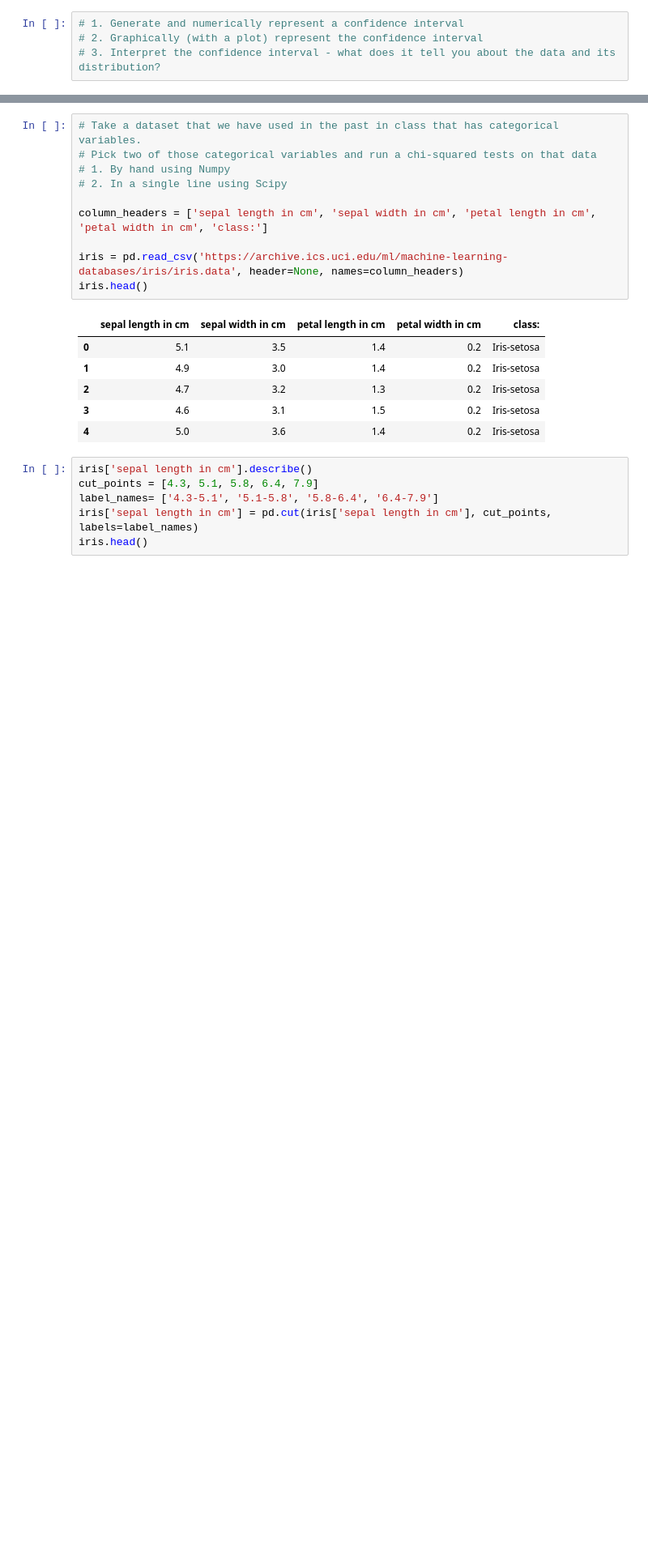
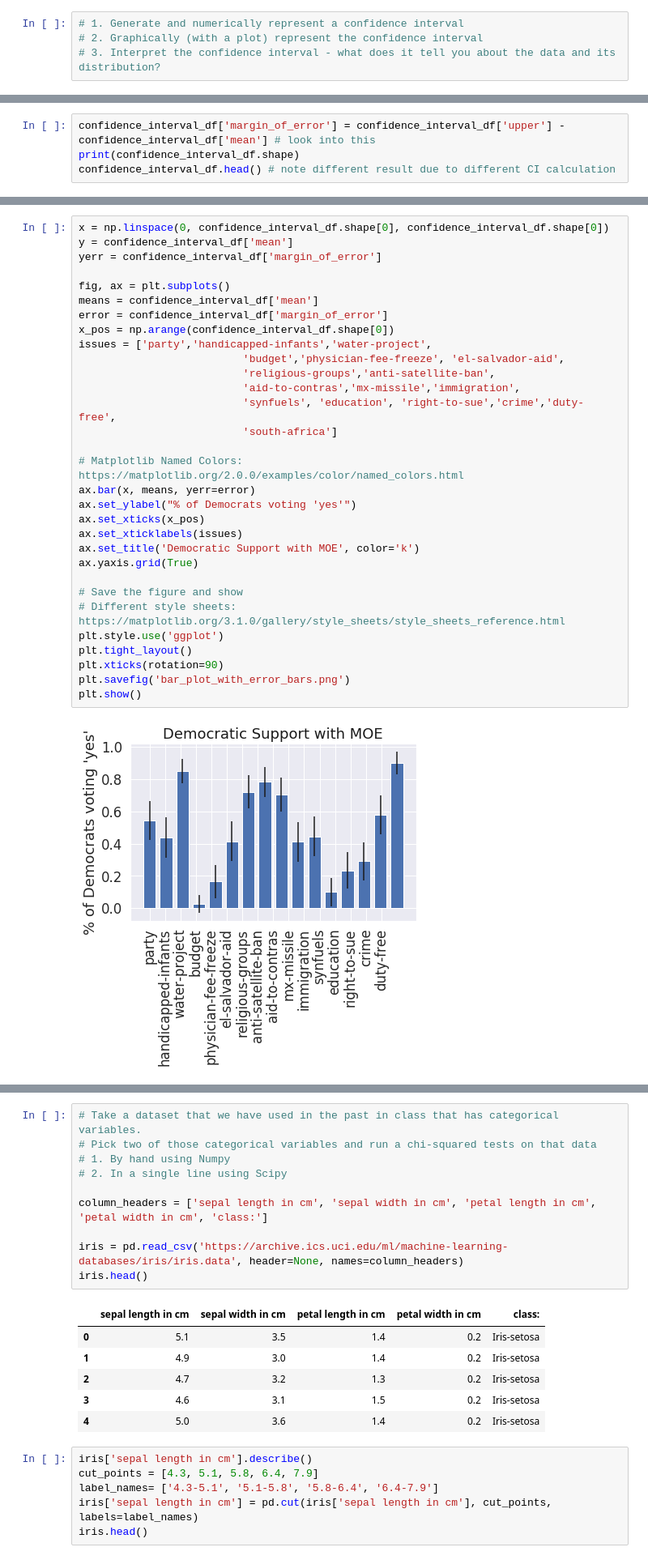
Before and after one commit to skredenmathias/DS-Unit-1-Sprint-2-Statistics, a Jupyter notebook: LS_DS_122_Sampling_Confidence_Intervals_and_Hypothesis_Testing_Assignment.ipynb, the cells around one changed output, grey strips where cells are left out. Shown at 81% size. Cells and saved outputs as stored; diff of their text form; blank space fills up the shorter version.

```diff
--- a/LS_DS_122_Sampling_Confidence_Intervals_and_Hypothesis_Testing_Assignment.ipynb
+++ b/LS_DS_122_Sampling_Confidence_Intervals_and_Hypothesis_Testing_Assignment.ipynb
@@ -164,0 +194,4 @@ plt.axvline(x=CI[1], color='k');
+# %%
+confidence_interval_df['margin_of_error'] = confidence_interval_df['upper'] - confidence_interval_df['mean'] # look into this
+print(confidence_interval_df.shape)
+confidence_interval_df.head() # note different result due to different CI calculation
@@ -164,0 +206,33 @@ plt.axvline(x=CI[1], color='k');
+# %%
+x = np.linspace(0, confidence_interval_df.shape[0], confidence_interval_df.shape[0])
+y = confidence_interval_df['mean']
+yerr = confidence_interval_df['margin_of_error']
+
+fig, ax = plt.subplots()
+means = confidence_interval_df['mean']
+error = confidence_interval_df['margin_of_error']
+x_pos = np.arange(confidence_interval_df.shape[0])
+issues = ['party','handicapped-infants','water-project',
+                          'budget','physician-fee-freeze', 'el-salvador-aid',
+                          'religious-groups','anti-satellite-ban',
+                          'aid-to-contras','mx-missile','immigration',
+                          'synfuels', 'education', 'right-to-sue','crime','duty-free',
+                          'south-africa']
+
+# Matplotlib Named Colors: https://matplotlib.org/2.0.0/examples/color/named_colors.html
+ax.bar(x, means, yerr=error)
+ax.set_ylabel("% of Democrats voting 'yes'")
+ax.set_xticks(x_pos)
+ax.set_xticklabels(issues)
+ax.set_title('Democratic Support with MOE', color='k')
+ax.yaxis.grid(True)
+
+# Save the figure and show
+# Different style sheets: https://matplotlib.org/3.1.0/gallery/style_sheets/style_sheets_reference.html
+plt.style.use('ggplot')
+plt.tight_layout()
+plt.xticks(rotation=90)
+plt.savefig('bar_plot_with_error_bars.png')
+plt.show()
+# %% [output]
+[figure, added]
```
Also changed, not shown: parts of 38 cells of this notebook.
